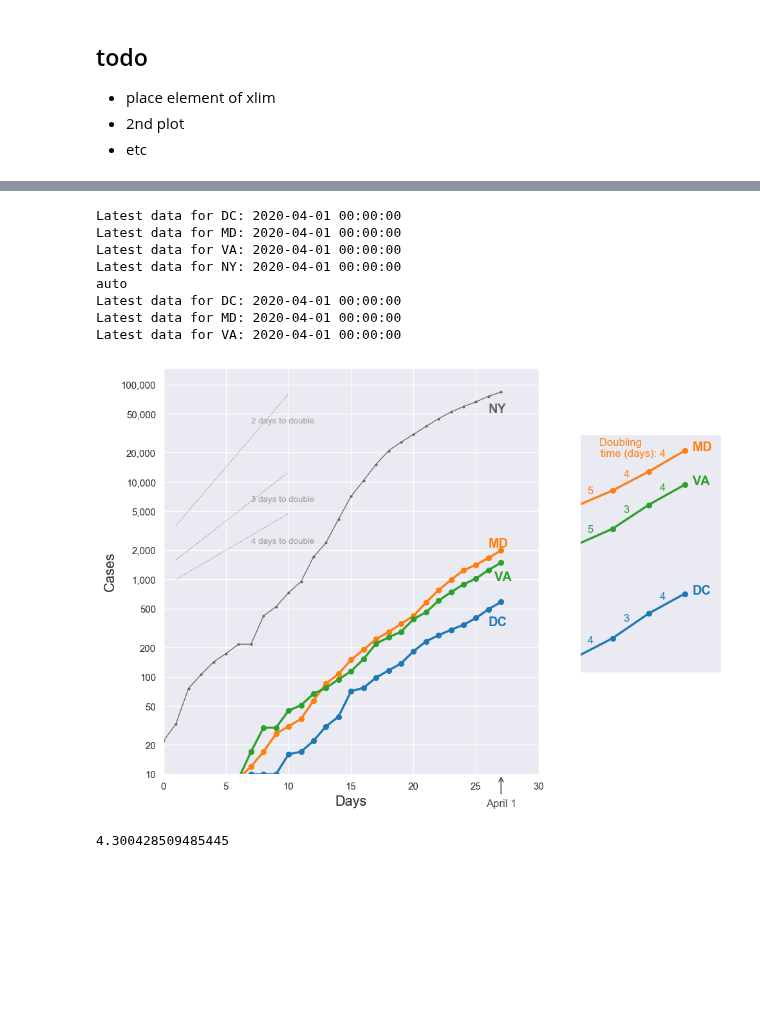
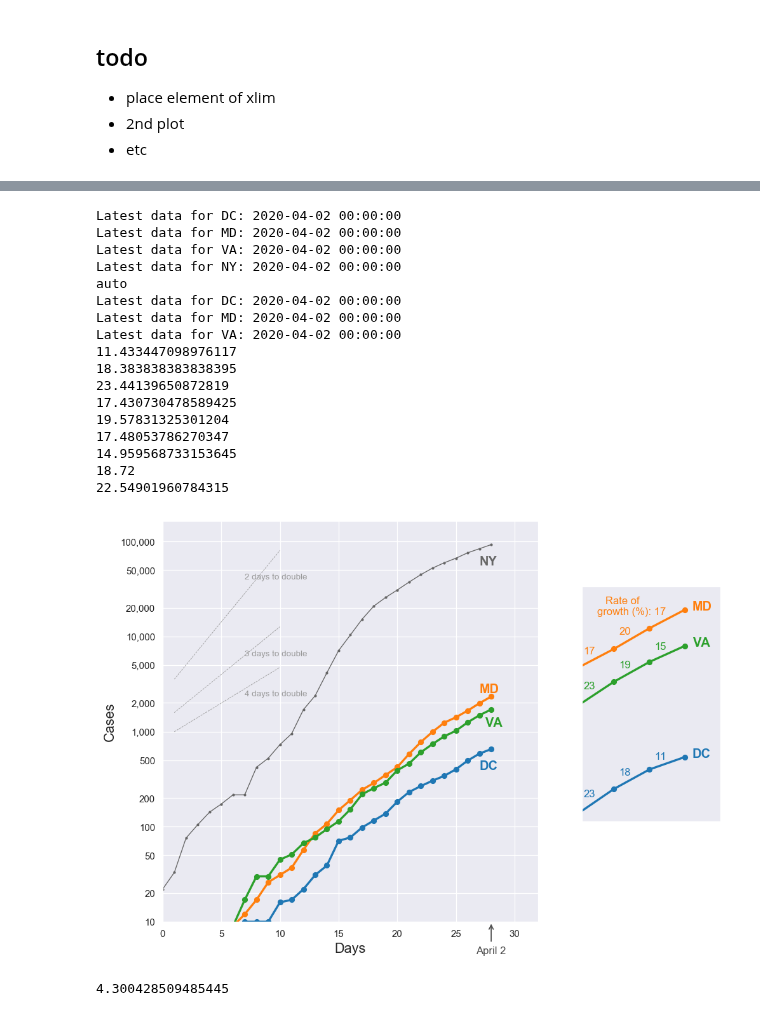
Before and after one commit to histed/DC-area-coronavirus-tracking, a Jupyter notebook: 200331-MH-Covidtracking.ipynb, the cells around one changed output, grey strips where cells are left out. Drawn from its saved outputs; the diff is of its cells as text; code cells hidden in the pictures; blank space fills up the shorter version.

Commit message:
4/2 data update -
plotted testing counts
changed doubling days to growth rate so it varies in the correct direction

Signed-off-by: Mark Histed <mhisted@gmail.com>

```diff
--- a/200331-MH-Covidtracking.ipynb
+++ b/200331-MH-Covidtracking.ipynb
@@ -139,7 +139,7 @@ display(params)
 sns.set_style('darkgrid')
 fig, ax = plt.subplots(figsize=r_[1,1]*6, dpi=120)
 
-xlim = r_[0,30]
+xlim = r_[0,32]
 
 todayx = 0 #26
 params.loc[:,'plot_date'] = np.nan
@@ -229,7 +229,7 @@ for st in ['DC', 'MD', 'VA']:
 fixups(ax=axins)
 
 axins.set_xlim(r_[todayx-2.9,todayx+1.0])
-axins.set_ylim(r_[250,1900]*1.2)
+axins.set_ylim(r_[250,1900]*1.5)
 
 axins.set_xticks([])
 #axins.set_yticks((200,500,1000), [''])#(200,500,1000))
@@ -243,44 +243,57 @@ for st in ['DC', 'MD', 'VA']:
     dD = params.loc[st, 'plot_data']
     for tSt in r_[0,1,2]:
         ns = r_[0:2]+tSt
         x0 = np.mean(dD['xs'][ns])
         y0 = np.mean(dD['ys'].iloc[ns])
         slope0 = np.log10(dD['ys'].iloc[ns[0]])-np.log10(dD['ys'].iloc[ns[1]])
         double_time = np.log10(2)/slope0
-        tStr = f'{double_time:.0f}'
+        pct_rise = (dD['ys'].iloc[ns[0]]/dD['ys'].iloc[ns[1]] * 100) - 100
+        print(pct_rise)
+        #tStr = f'{double_time:.0f}'
+        tStr = f'{pct_rise:.0f}'
         if st == 'MD' and tSt == 0:
-            tStr = 'Doubling        \ntime (days): ' + tStr
+            #tStr = 'Doubling        \ntime (days): ' + tStr
+            tStr = 'Rate of         \ngrowth (%): ' + tStr
         axins.annotate(tStr, xy=(x0,y0), va='bottom', ha='right', color=params.loc[st,'color'],
                       xytext=(-1,2), textcoords='offset points')
 
 
 xs = r_[1,4]
 dtL = [2,3,4]
 for (iD,dt) in enumerate(dtL):
     ys = 2**(xs/dt)
     y2 = ys*10**2.3#/(iD+1)
     #axins.plot(xs+24, y2, '--', lw=0.5, color='0.6')
     #ax.annotate('%d days to double'%dt, xy=(7,y2[1]/2), xycoords='data', fontsize=8, color='0.6')
 
 #ax.axvline(todayx, ls=':', color='0.5', lw=0.25)
 
-ax.annotate('April 1', xy=(27,10), xycoords='data', xytext=(0,-30), textcoords='offset points',
+ax.annotate('April 2', xy=(28,10), xycoords='data', xytext=(0,-30), textcoords='offset points',
             arrowprops=dict(arrowstyle='->', connectionstyle='arc3', color='0.3'),
             color='0.3', ha='center')
 
 fig.tight_layout()
 fig.savefig('./fig-output/ct-%s.png'%datestr, dpi=300, bbox_inches='tight', bbox_extra_artists=[axins], pad_inches=0.5)
             #bbox_inches=r_[0,0,10,15])#,
 # %% [output]
-Latest data for DC: 2020-04-01 00:00:00
-Latest data for MD: 2020-04-01 00:00:00
-Latest data for VA: 2020-04-01 00:00:00
-Latest data for NY: 2020-04-01 00:00:00
+Latest data for DC: 2020-04-02 00:00:00
+Latest data for MD: 2020-04-02 00:00:00
+Latest data for VA: 2020-04-02 00:00:00
+Latest data for NY: 2020-04-02 00:00:00
 auto
-Latest data for DC: 2020-04-01 00:00:00
-Latest data for MD: 2020-04-01 00:00:00
-Latest data for VA: 2020-04-01 00:00:00
+Latest data for DC: 2020-04-02 00:00:00
+Latest data for MD: 2020-04-02 00:00:00
+Latest data for VA: 2020-04-02 00:00:00
+11.433447098976117
+18.383838383838395
+23.44139650872819
+17.430730478589425
+19.57831325301204
+17.48053786270347
+14.959568733153645
+18.72
+22.54901960784315
-[figure, old version]
+[figure, new version]
 # %%
 np.log10(2)/0.07
 # %% [output]
```
Also changed, not shown: parts of 5 cells of this notebook, 7 other files.
